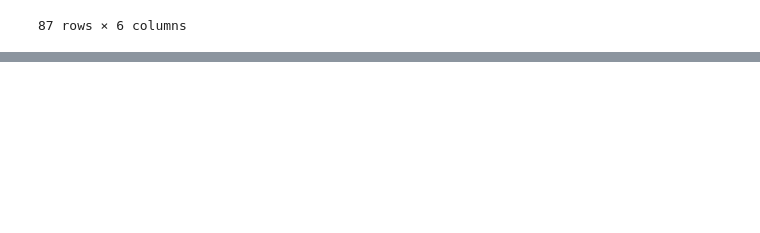
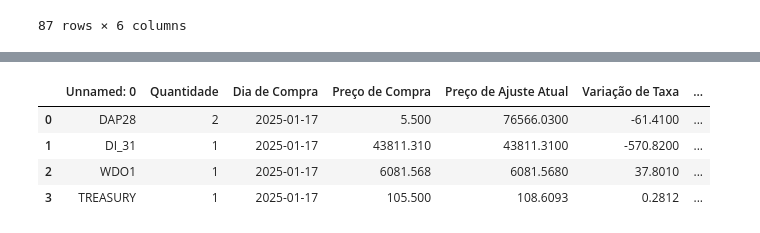
Before and after one commit to AFINVEST/Projeto-Gestao-Risco, a Jupyter notebook: Teste.ipynb, the cells around one changed output, grey strips where cells are left out. Saved outputs shown, nothing was run; the diff lists cells and outputs as text; code cells hidden in the pictures; blank space fills up the shorter version.

```diff
--- a/Teste.ipynb
+++ b/Teste.ipynb
@@ -40,0 +258,9 @@ df['TREASURY'] = df['TREASURY'] * df_precos['WDO1']
+# %%
+df_posi = pd.read_csv('portifolio_posições.csv')
+df_posi
+# %% [output]
+|  | Unnamed: 0 | Quantidade | Dia de Compra | Preço de Compra | Preço de Ajuste Atual | Variação de Taxa | ... |
+| 0 | DAP28 | 2 | 2025-01-17 | 5.500 | 76566.0300 | -61.4100 | ... |
+| 1 | DI_31 | 1 | 2025-01-17 | 43811.310 | 43811.3100 | -570.8200 | ... |
+| 2 | WDO1 | 1 | 2025-01-17 | 6081.568 | 6081.5680 | 37.8010 | ... |
+| 3 | TREASURY | 1 | 2025-01-17 | 105.500 | 108.6093 | 0.2812 | ... |
```
Also changed, not shown: parts of 7 cells of this notebook, 6 other files.
